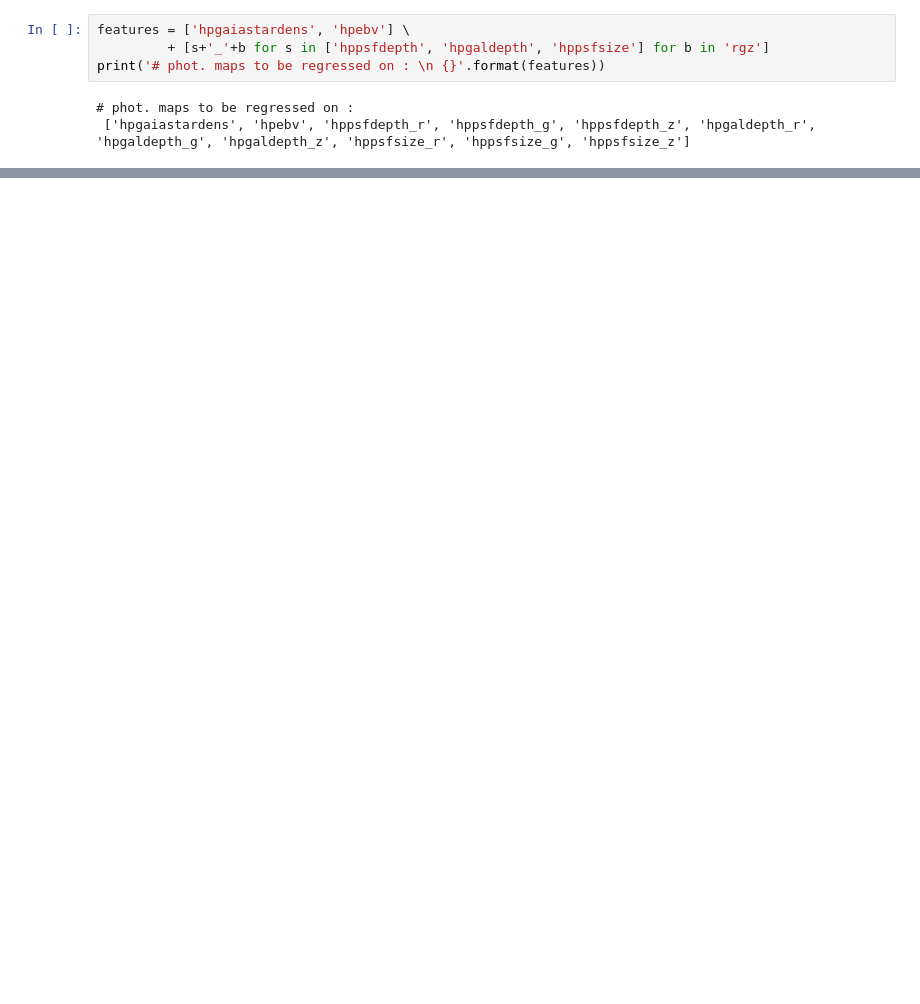
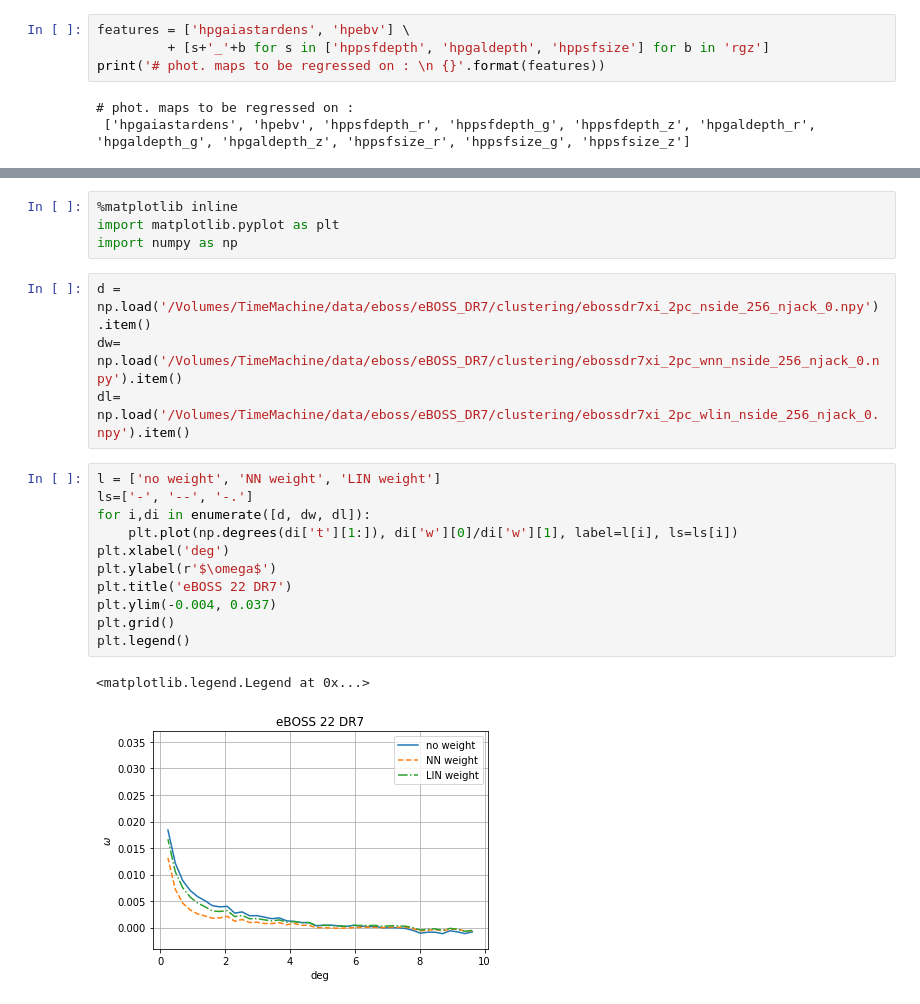
Before and after one commit to mehdirezaie/eboss, a Jupyter notebook: eBOSS-DR7.ipynb, the cells around one changed output, grey strips where cells are left out. Drawn from its saved outputs; the diff is of its cells as text; blank space fills up the shorter version.

```diff
--- a/eBOSS-DR7.ipynb
+++ b/eBOSS-DR7.ipynb
@@ -116,0 +163,22 @@ np.median(d['hppsfsize_g'][mask & (~masknan)]), np.mean(d['hppsfsize_g'][mask &
+# %%
+%matplotlib inline
+import matplotlib.pyplot as plt
+import numpy as np
+# %%
+d = np.load('/Volumes/TimeMachine/data/eboss/eBOSS_DR7/clustering/ebossdr7xi_2pc_nside_256_njack_0.npy').item()
+dw= np.load('/Volumes/TimeMachine/data/eboss/eBOSS_DR7/clustering/ebossdr7xi_2pc_wnn_nside_256_njack_0.npy').item()
+dl= np.load('/Volumes/TimeMachine/data/eboss/eBOSS_DR7/clustering/ebossdr7xi_2pc_wlin_nside_256_njack_0.npy').item()
+# %%
+l = ['no weight', 'NN weight', 'LIN weight']
+ls=['-', '--', '-.']
+for i,di in enumerate([d, dw, dl]):
+    plt.plot(np.degrees(di['t'][1:]), di['w'][0]/di['w'][1], label=l[i], ls=ls[i])
+plt.xlabel('deg')
+plt.ylabel(r'$\omega$')
+plt.title('eBOSS 22 DR7')
+plt.ylim(-0.004, 0.037)
+plt.grid()
+plt.legend()
+# %% [output]
+<matplotlib.legend.Legend at 0x...>
+[figure, added]
```
Also changed, not shown: parts of 16 cells of this notebook, 3 other files.
